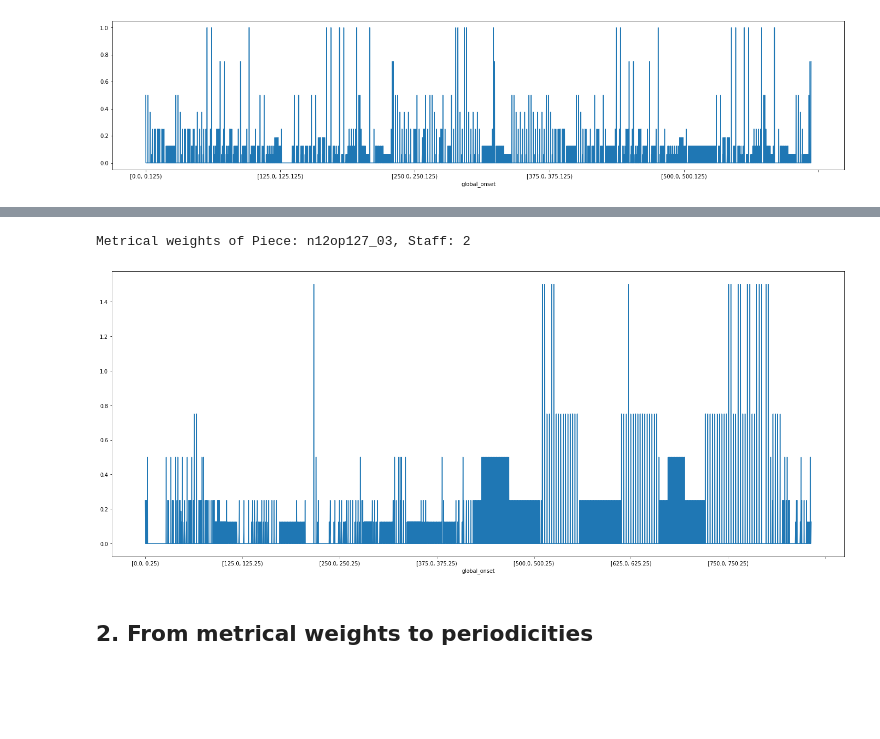
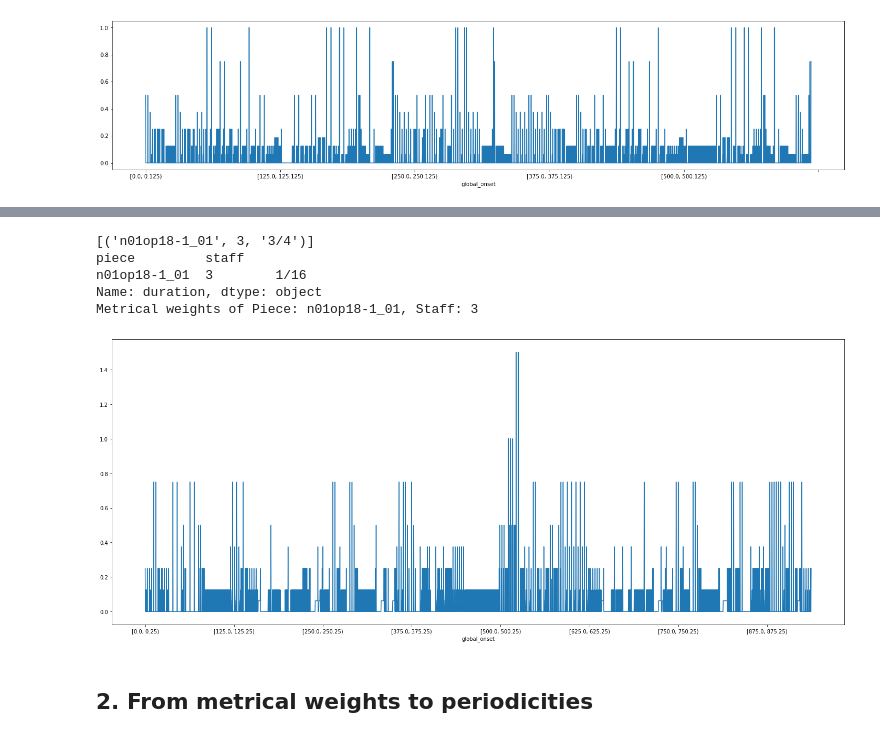
Before and after one commit to mikqs/digital-musicology, a Jupyter notebook: Group_6_A1.ipynb, the cells around one changed output, grey strips where cells are left out. Cells and saved outputs as stored; diff of their text form; code cells hidden in the pictures; blank space fills up the shorter version.

```diff
--- a/Group_6_A1.ipynb
+++ b/Group_6_A1.ipynb
@@ -105,12 +105,20 @@ Wall time: 1min 57s
 # %%
 # Now we can print the metrical weights of a random piece + staff
-random_piece_staff = df[['piece', 'staff']].sample(n=1).to_records(index=False)
+random_piece_staff = df[['piece', 'staff','timesig']].sample(n=1).to_records(index=False)
+print(random_piece_staff)
+random_piece_staff = random_piece_staff[['piece', 'staff']]
 key = tuple(random_piece_staff[0])
+one_piece_staff = df[(df['piece'] == key[0]) & (df['staff'] == key[1])]
+print(one_piece_staff.groupby(['piece','staff'])['duration'].min())
 print("Metrical weights of Piece: {piece}, Staff: {staff}".format(piece = key[0], staff = key[1]))
 
 binned_durations[key].plot(figsize=(25,10));
 # %% [output]
-Metrical weights of Piece: n12op127_03, Staff: 2
+[('n01op18-1_01', 3, '3/4')]
+piece         staff
+n01op18-1_01  3        1/16
+Name: duration, dtype: object
+Metrical weights of Piece: n01op18-1_01, Staff: 3
-[figure, old version]
+[figure, new version]
 # %% [markdown]
 ## 2. From metrical weights to periodicities
```
Also changed, not shown: parts of 2 cells of this notebook.
